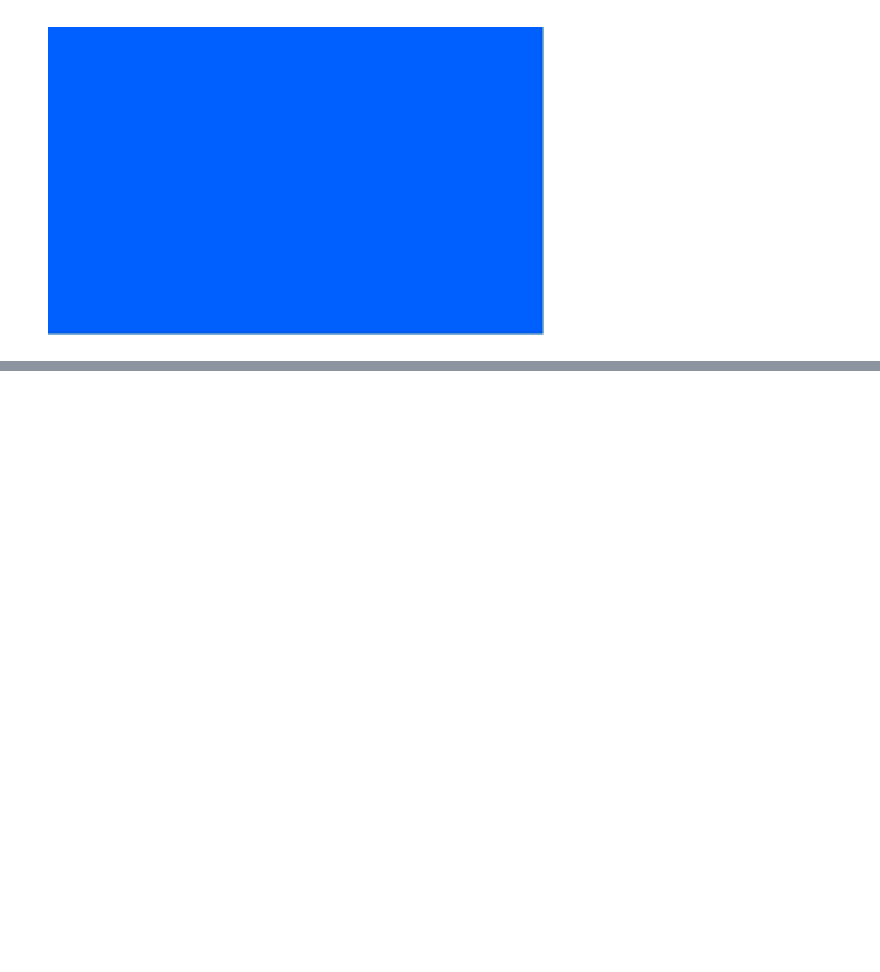
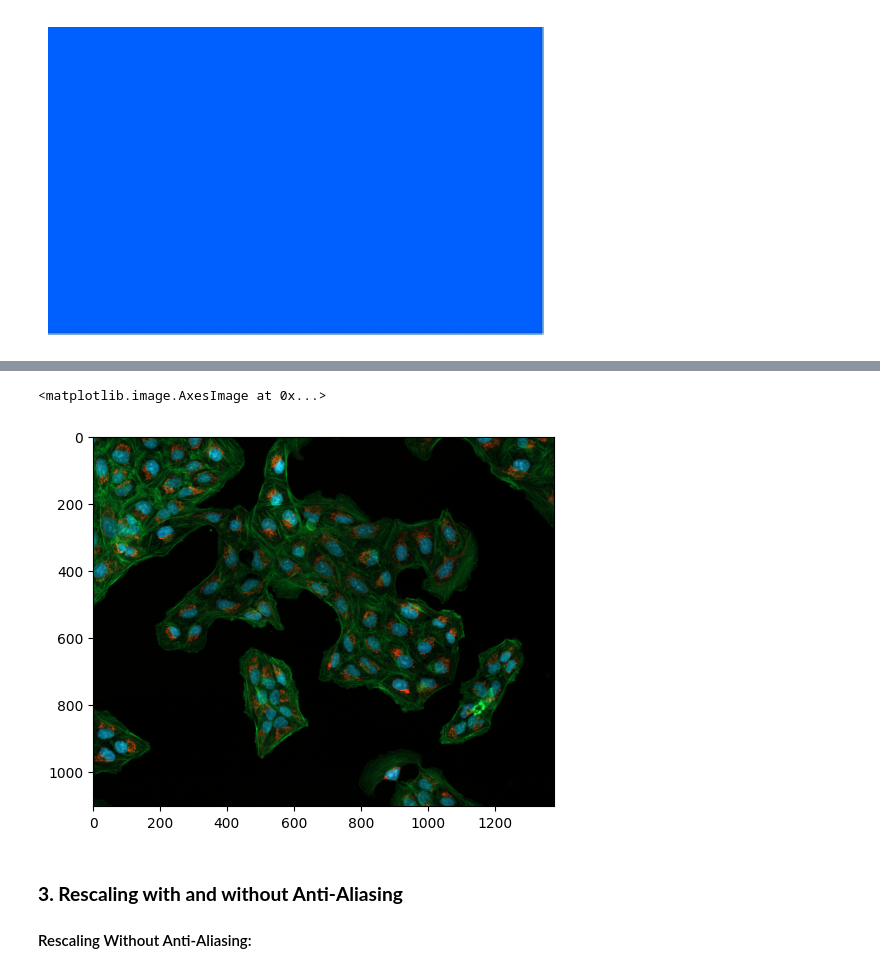
Before and after one commit to bipin-a/cosc-32001-computer-vision, a Jupyter notebook: basics/basics.ipynb, the cells around one changed output, grey strips where cells are left out. Saved outputs shown, nothing was run; the diff lists cells and outputs as text; code cells hidden in the pictures; blank space fills up the shorter version.

```diff
--- a/basics/basics.ipynb
+++ b/basics/basics.ipynb
@@ -118,0 +211,11 @@ plt.show()
+# %%
+
+img = io.imread("../images/Osteosarcoma_01.tif")
+plt.imshow(img)
+plt.imshow(img)
+# %% [output]
+<matplotlib.image.AxesImage at 0x...>
+[figure, added]
+# %% [markdown]
+### **3. Rescaling with and without Anti-Aliasing**
+#### Rescaling Without Anti-Aliasing:
```
Also changed, not shown: parts of 40 cells of this notebook, 2 other files.
